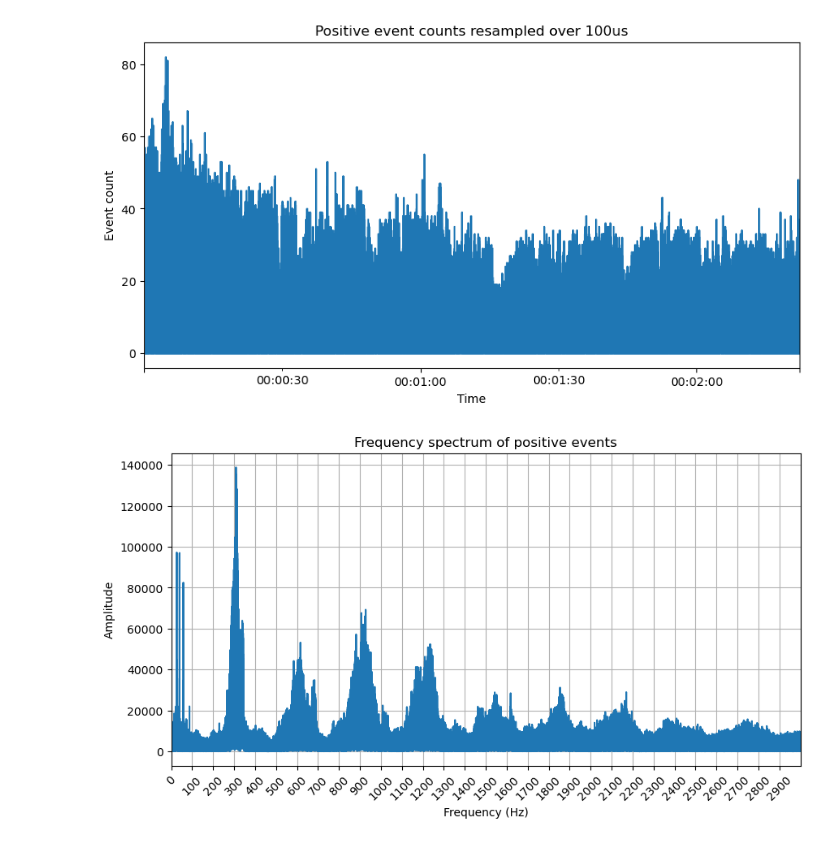
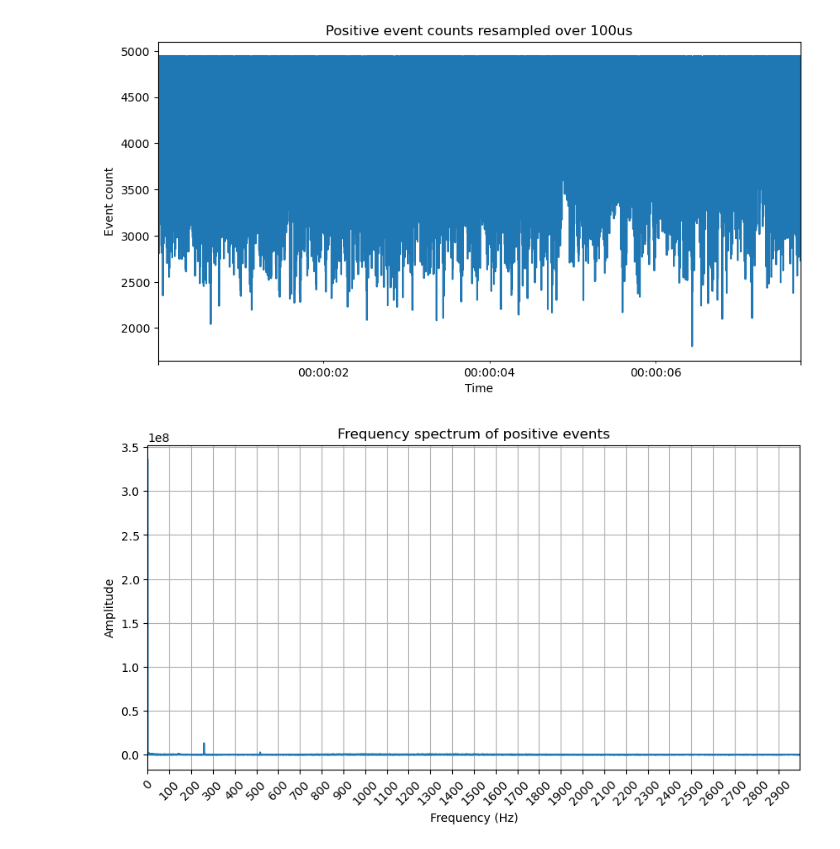
Before and after one commit to Menonlab-Rich/plot_libraries, a Jupyter notebook: temporal/fft.ipynb, the cells around one changed output. Drawn from its saved outputs; the diff is of its cells as text; code cells hidden in the pictures.

```diff
--- a/temporal/fft.ipynb
+++ b/temporal/fft.ipynb
@@ -20,36 +20,36 @@ negative = df[df['p'] == 0]
 
 # Resample and count events in each bin
 resample_frequency = '100us'  # Resampling every millisecond; adjust this as needed
-positive_counts = positive.resample(resample_frequency).size()
-yf = rfft(positive_counts)
-xf = rfftfreq(len(positive_counts), pd.Timedelta(resample_frequency).total_seconds())
+negative_counts = negative.resample(resample_frequency).size()
+yf = rfft(negative_counts)
+xf = rfftfreq(len(negative_counts), pd.Timedelta(resample_frequency).total_seconds())
 
-# Get the index where frequency is greater than 10 Hz
-idx = np.where(xf > 10)[0]
+# # Get the index where frequency is greater than 10 Hz
+# idx = np.where(xf > 10)[0]
 
-# Slice the frequency and amplitude arrays to ignore frequencies below 10 Hz
-xf = xf[idx]
-yf = yf[idx]
+# # Slice the frequency and amplitude arrays to ignore frequencies below 10 Hz
+# xf = xf[idx]
+# yf = yf[idx]
 # %%
 # Plot the resampled event counts
 plt.figure(figsize=(10, 5))
-positive_counts.plot(title='Positive event counts resampled over ' + resample_frequency)
+negative_counts.plot(title='Positive event counts resampled over ' + resample_frequency)
 plt.xlabel('Time')
 plt.ylabel('Event count')
 plt.show()
 
 # Plot the Fourier transform results
 plt.figure(figsize=(10, 5))
 #plt.loglog(xf, np.abs(yf))
 plt.plot(xf, np.abs(yf))
 plt.title('Frequency spectrum of positive events')
 plt.xlabel('Frequency (Hz)')
 plt.ylabel('Amplitude')
 plt.xticks(np.arange(0, 3e3, 100), rotation=45)
 plt.xlim(0,3e3)
 
 plt.grid(True)
 plt.show()
 # %% [output]
-[figure, old version]
+[figure, new version]
-[figure, old version]
+[figure, new version]
```
Also changed, not shown: 11 other files.
